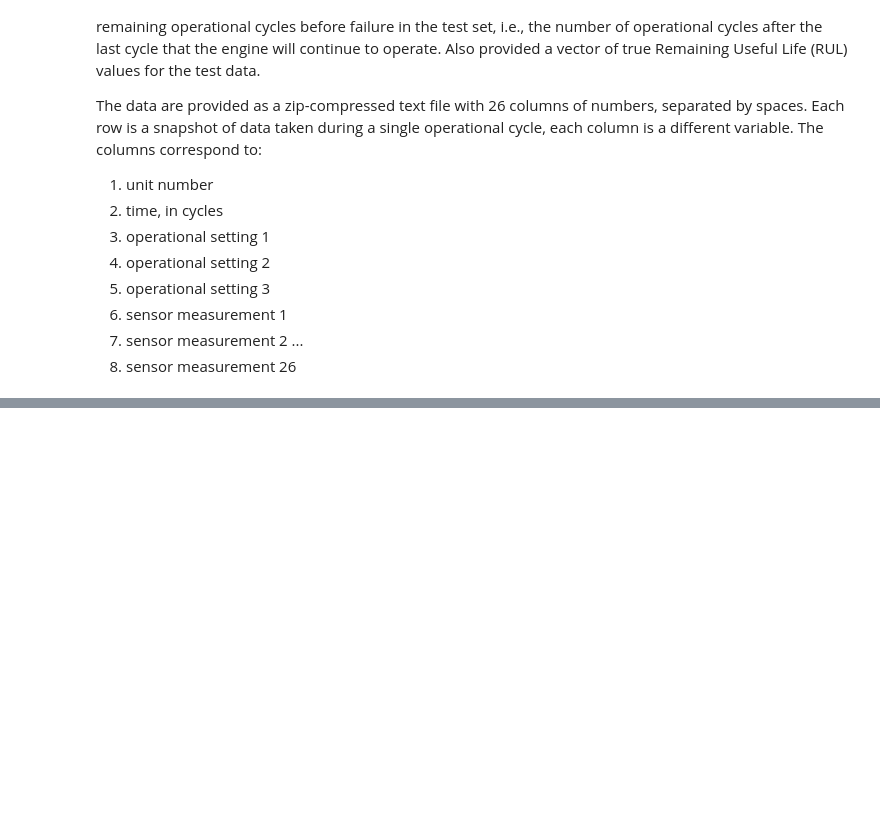
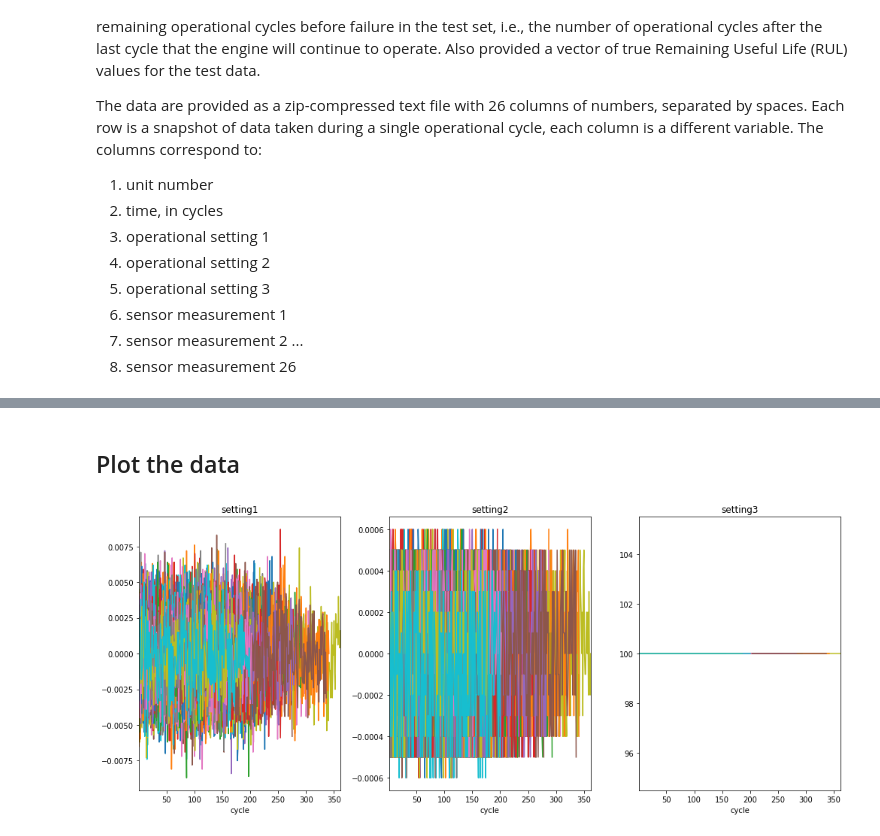
Before and after one commit to ppisarski/data-science, a Jupyter notebook: Aircraft Engine Predictive Maintenance/solution.ipynb, the cells around one changed output, grey strips where cells are left out. Saved outputs shown, nothing was run; the diff lists cells and outputs as text; code cells hidden in the pictures; blank space fills up the shorter version.

```diff
--- a/Aircraft Engine Predictive Maintenance/solution.ipynb
+++ b/Aircraft Engine Predictive Maintenance/solution.ipynb
@@ -74,0 +146,22 @@ plt.plot(settings[['setting3']])
+# %% [markdown]
+## Plot the data
+# %%
+def plot_settings(df):
+    '''
+    Plot engine settings
+    '''
+    plt.figure(figsize = (14, 6))
+    d = df.set_index('cycle')
+    for s in range(1,4):
+        plt.subplot(1, 3, s)
+        plt.title('setting{}'.format(s))
+        for engine in range(1, 101):
+            dd = d[d["Engine.ID"] == engine]
+            dd['setting{}'.format(s)].plot()
+
+    plt.tight_layout()
+    plt.show()
+# %%
+plot_settings(train)
+# %% [output]
+[figure, added]
```
Also changed, not shown: parts of 31 cells of this notebook, 1 other file.
